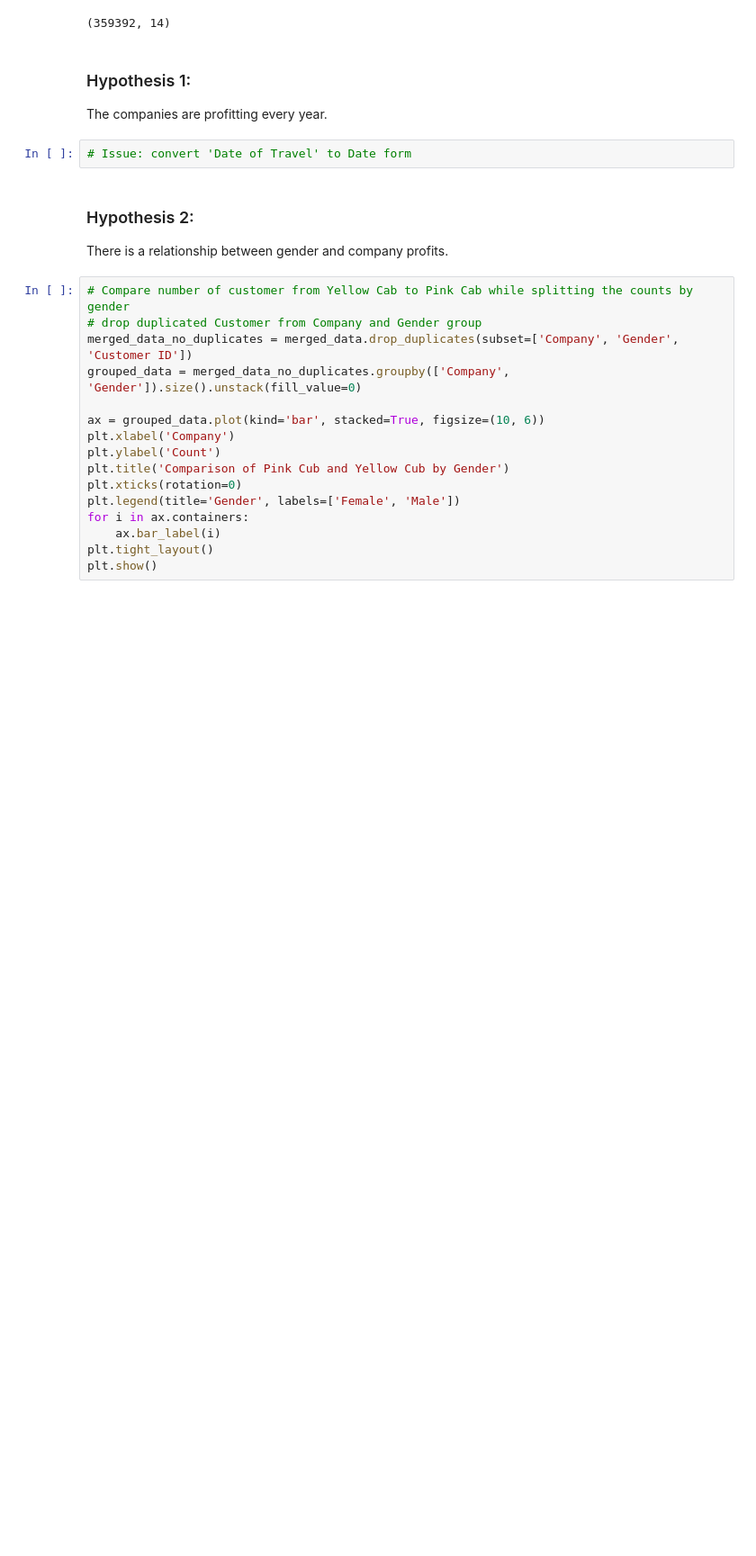
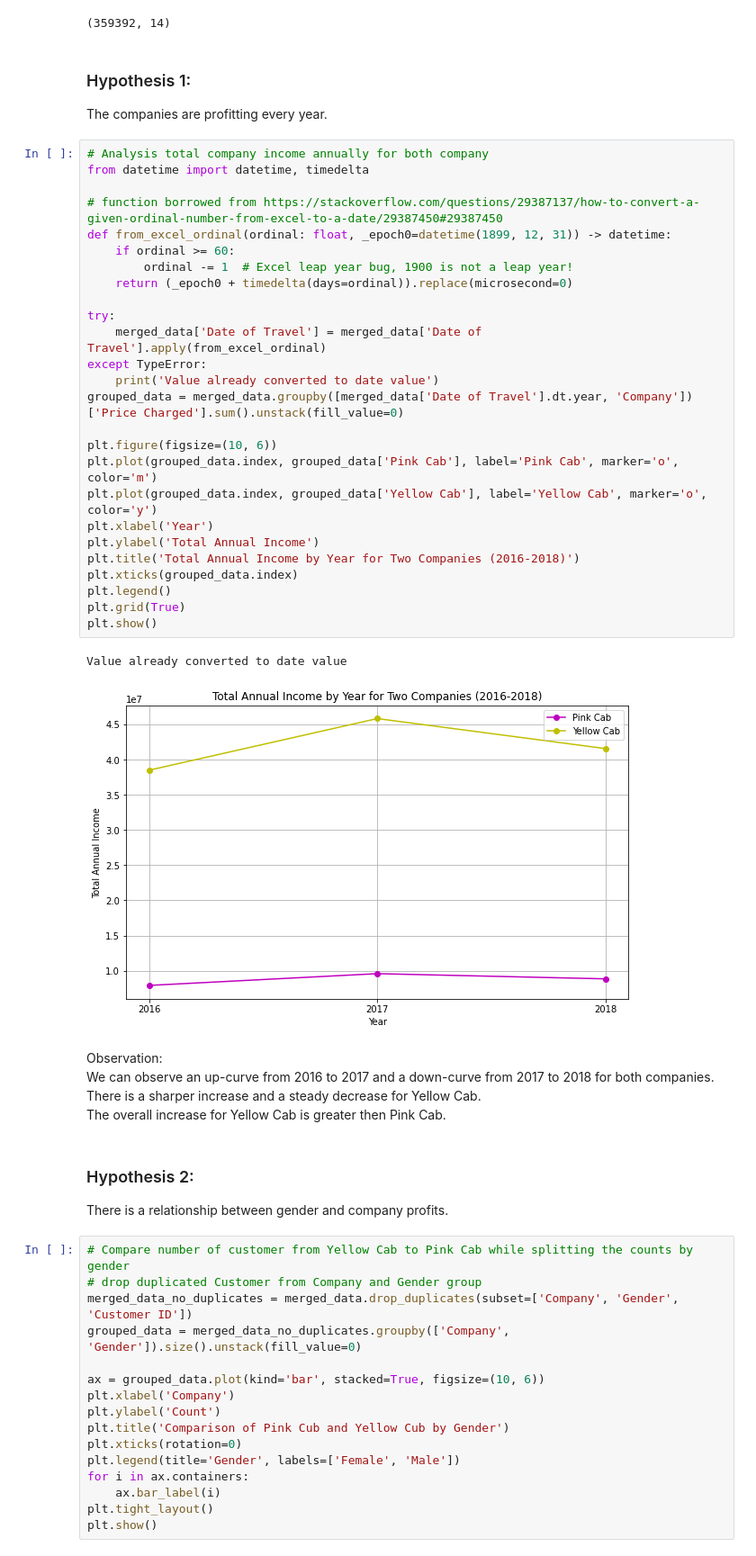
Before and after one commit to jshen1s1/DataSets, a Jupyter notebook: EDA_study.ipynb, the cells around one changed output. Shown at 90% size. Cells and saved outputs as stored; diff of their text form; blank space fills up the shorter version.

Commit message:
Added (year, income) analysis

```diff
--- a/EDA_study.ipynb
+++ b/EDA_study.ipynb
@@ -16,8 +16,40 @@ print(merged_data.shape)
 # %% [markdown]
 ### Hypothesis 1:
 The companies are profitting every year.
-# %%
-# Issue: convert 'Date of Travel' to Date form
+# %%
+# Analysis total company income annually for both company
+from datetime import datetime, timedelta
+
+# function borrowed from https://stackoverflow.com/questions/29387137/how-to-convert-a-given-ordinal-number-from-excel-to-a-date/29387450#29387450
+def from_excel_ordinal(ordinal: float, _epoch0=datetime(1899, 12, 31)) -> datetime:
+    if ordinal >= 60:
+        ordinal -= 1  # Excel leap year bug, 1900 is not a leap year!
+    return (_epoch0 + timedelta(days=ordinal)).replace(microsecond=0)
+
+try:
+    merged_data['Date of Travel'] = merged_data['Date of Travel'].apply(from_excel_ordinal)
+except TypeError:
+    print('Value already converted to date value')
+grouped_data = merged_data.groupby([merged_data['Date of Travel'].dt.year, 'Company'])['Price Charged'].sum().unstack(fill_value=0)
+
+plt.figure(figsize=(10, 6))
+plt.plot(grouped_data.index, grouped_data['Pink Cab'], label='Pink Cab', marker='o', color='m')
+plt.plot(grouped_data.index, grouped_data['Yellow Cab'], label='Yellow Cab', marker='o', color='y')
+plt.xlabel('Year')
+plt.ylabel('Total Annual Income')
+plt.title('Total Annual Income by Year for Two Companies (2016-2018)')
+plt.xticks(grouped_data.index)
+plt.legend()
+plt.grid(True)
+plt.show()
+# %% [output]
+Value already converted to date value
+[figure, added]
+# %% [markdown]
+Observation:\
+We can observe an up-curve from 2016 to 2017 and a down-curve from 2017 to 2018 for both companies.
+There is a sharper increase and a steady decrease for Yellow Cab.\
+The overall increase for Yellow Cab is greater then Pink Cab.
 # %% [markdown]
 ### Hypothesis 2:
 There is a relationship between gender and company profits.
```
Also changed, not shown: parts of 1 cell of this notebook.
